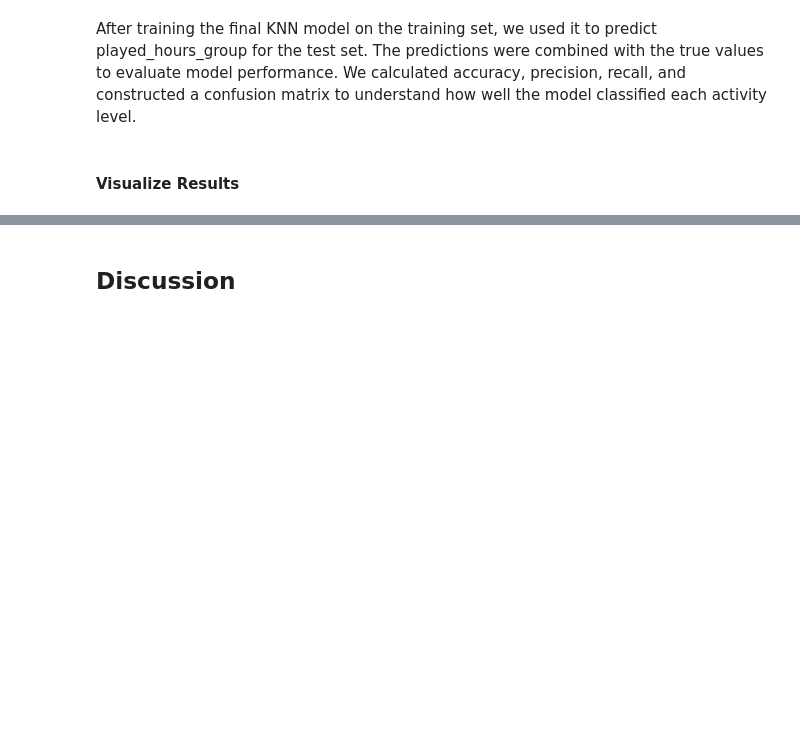
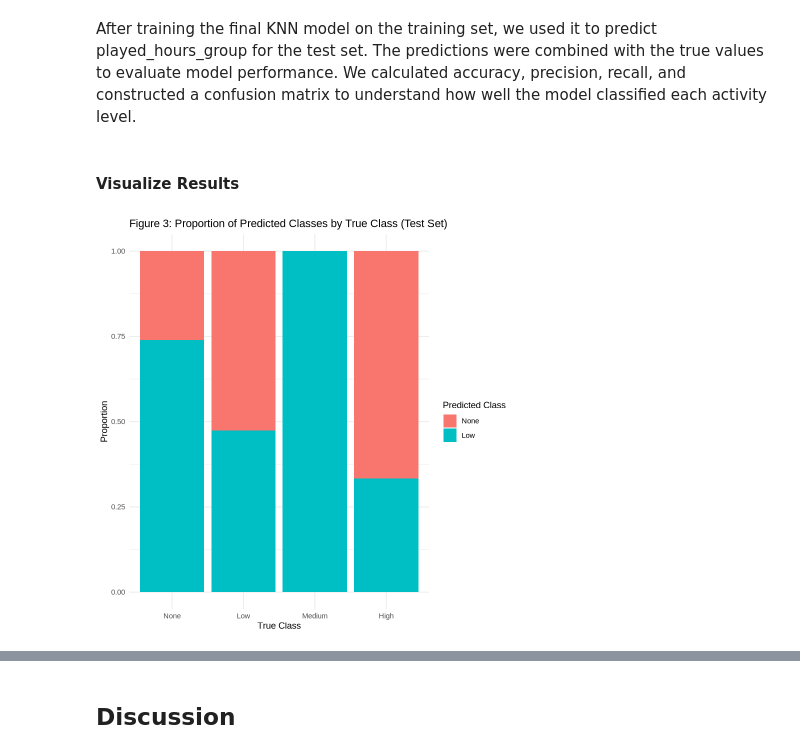
Before and after one commit to averykimura/avery_gamet_project_planning_DSCI100, a Jupyter notebook: FINAL PROJECT.ipynb, the cells around one changed output, grey strips where cells are left out. Drawn from its saved outputs; the diff is of its cells as text; code cells hidden in the pictures; blank space fills up the shorter version.

```diff
--- a/FINAL PROJECT.ipynb
+++ b/FINAL PROJECT.ipynb
@@ -253,4 +267,18 @@ Prediction None Low Medium High
 After training the final KNN model on the training set, we used it to predict played_hours_group for the test set. The predictions were combined with the true values to evaluate model performance. We calculated accuracy, precision, recall, and constructed a confusion matrix to understand how well the model classified each activity level.
 # %% [markdown]
 #### Visualize Results
+# %%
+figure3 <- ggplot(players_predict, aes(x = played_hours_group, fill = .pred_class)) +
+  geom_bar(position = "fill") +
+  labs(
+    x = "True Class",
+    y = "Proportion",
+    fill = "Predicted Class",
+    title = "Figure 3: Proportion of Predicted Classes by True Class (Test Set)"
+  ) +
+  theme_minimal()
+
+figure3
+# %% [output]
+[figure, added]
 # %% [markdown]
```
Also changed, not shown: parts of 5 cells of this notebook.
